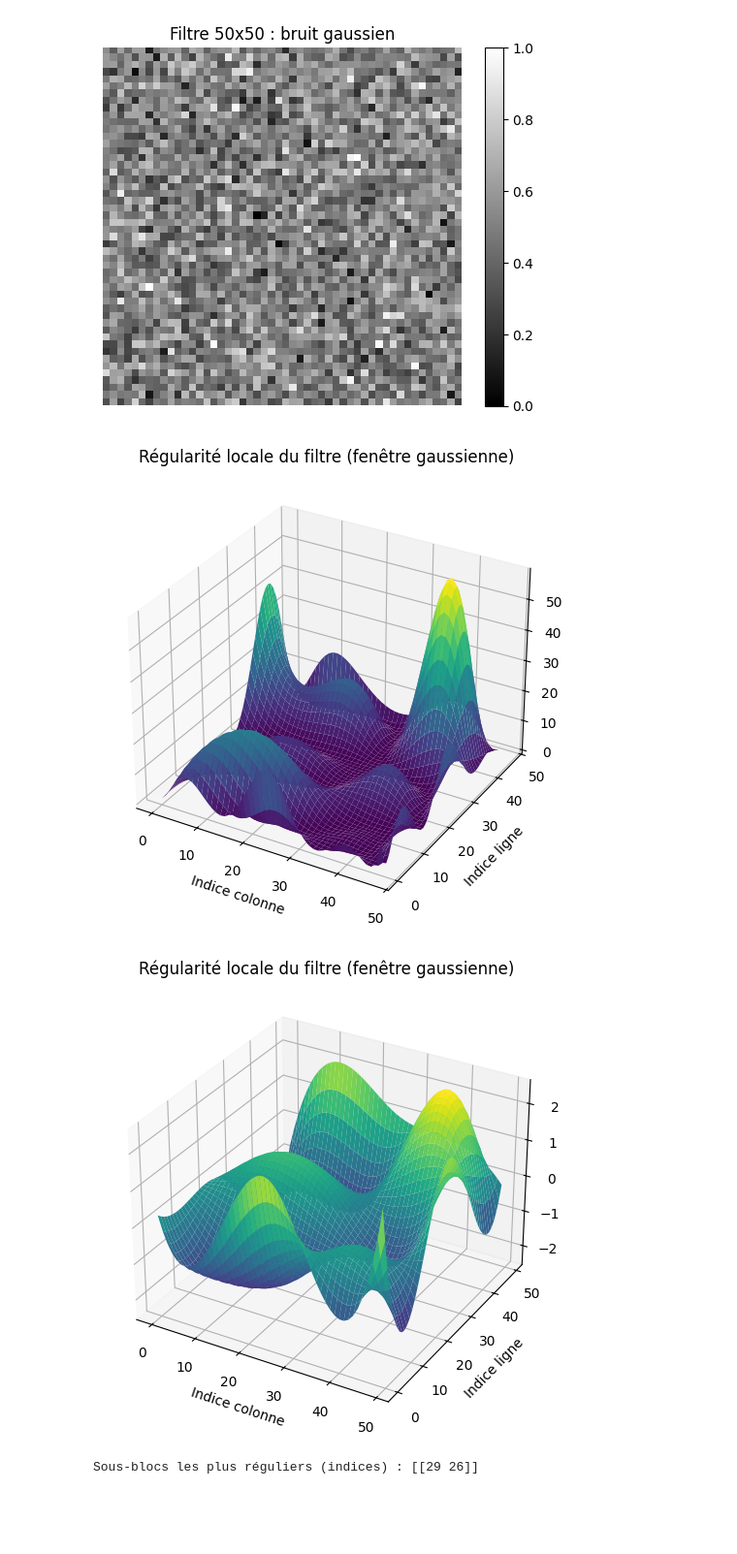
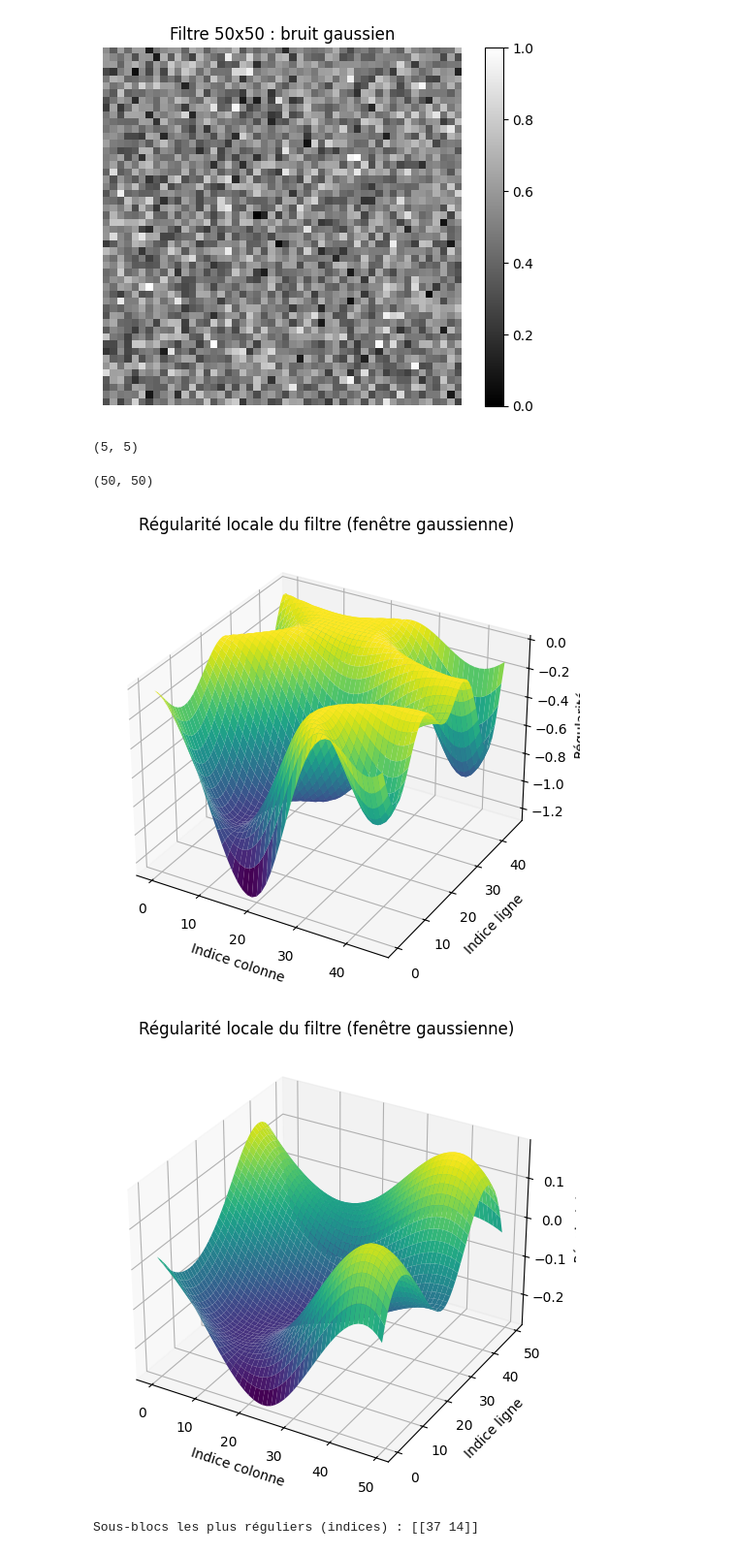
Before and after one commit to josselinteste/projet_es_ia_embarquee_CHALIN_TESTE, a Jupyter notebook: utilitaire.ipynb, the cells around one changed output. Shown at 97% size. Cells and saved outputs as stored; diff of their text form; code cells hidden in the pictures; blank space fills up the shorter version.

```diff
--- a/utilitaire.ipynb
+++ b/utilitaire.ipynb
@@ -466,7 +470,7 @@ h = [[ 0.02439906, -0.14774486, -0.26901716, -0.08239703, -0.02134323],
      [-0.11129033, -0.21099295, -0.09787389, -0.01417794, -0.02989437]]
 
 h = np.array(h)
-_,_,h = interpolate_filter(h) # petit rectangle blanc
+h = interpolate_filter(h) # petit rectangle blanc
 # Transformée de Fourier 2D
 F = np.fft.fft2(h)
 F_shifted = np.fft.fftshift(F)  # déplace les basses fréquences au centre
@@ -723,4 +727,21 @@ Zsmooth = interpolate_filter(np.array(h), smooth_factor=50)
 Zsmooth = np.array(Zsmooth)
+# %%
+h = [[ 0.02439906, -0.14774486, -0.26901716, -0.08239703, -0.02134323],
+       [-0.06463236, -0.19133082, -0.12083958,  0.05277538,  0.0563964 ],
+       [ 0.0339999 , -0.11513419, -0.18441156, -0.13106574, -0.08351411],
+       [ 0.16250205,  0.02085505, -0.0163816 ,  0.09919927,  0.09063622],
+       [-0.11129033, -0.21099295, -0.09787389, -0.01417794, -0.02989437]]
+# %%
+h = np.array(h)
+h.shape
+# %% [output]
+(5, 5)
+# %%
+Zsmooth = interpolate_filter(np.array(h), smooth_factor=50)
+Zsmooth = np.array(Zsmooth)
+Zsmooth.shape
+# %% [output]
+(50, 50)
 # %%
 import numpy as np
 import matplotlib.pyplot as plt
@@ -738,7 +759,7 @@ def gaussian_window(shape, sigma=1.0, center=None):
     g /= np.sqrt(np.sum(g**2))
     return g
 
-def local_sobolev_gauss_3D(h, block_size=(3,3), alpha=2, sigma=1.0):
+def local_sobolev_gauss_3D(h, block_size=(5,5), alpha=2, sigma=1.0):
     """
     Calcule la régularité locale de sous-blocs d'un filtre 2D
     avec fenêtre gaussienne et pondération Sobolev.
@@ -770,36 +791,36 @@ def local_sobolev_gauss_3D(h, block_size=(3,3), alpha=2, sigma=1.0):
 
 # Exemple d'utilisation
  # ou Zsmooth d'un filtre conv
-block_size = (3,3)
+block_size = (5,5)
 alpha = 2
 sigma = 1.0
 
-reg_map = local_sobolev_gauss_3D(Zsmooth, block_size=block_size, alpha=alpha, sigma=sigma)
+reg_map= local_sobolev_gauss_3D(Zsmooth, block_size=block_size, alpha=alpha, sigma=sigma)
 
 # Affichage 3D
 X, Y = np.meshgrid(np.arange(reg_map.shape[1]), np.arange(reg_map.shape[0]))
 fig = plt.figure(figsize=(10,6))
 ax = fig.add_subplot(111, projection='3d')
-ax.plot_surface(X, Y, reg_map, cmap='viridis')
+ax.plot_surface(X, Y, -reg_map, cmap='viridis')
 ax.set_xlabel('Indice colonne')
 ax.set_ylabel('Indice ligne')
 ax.set_zlabel('Régularité')
 ax.set_title("Régularité locale du filtre (fenêtre gaussienne)")
 plt.show()
 X, Y = np.meshgrid(np.arange(Zsmooth.shape[1]), np.arange(Zsmooth.shape[0]))
 fig = plt.figure(figsize=(10,6))
 ax = fig.add_subplot(111, projection='3d')
 ax.plot_surface(X, Y, Zsmooth, cmap='viridis')
 ax.set_xlabel('Indice colonne')
 ax.set_ylabel('Indice ligne')
 ax.set_zlabel('Régularité')
 ax.set_title("Régularité locale du filtre (fenêtre gaussienne)")
 plt.show()
 # Identifier les sous-blocs les plus réguliers
 min_reg = np.min(reg_map)
 pos = np.argwhere(reg_map == min_reg)
 print("Sous-blocs les plus réguliers (indices) :", pos)
 # %% [output]
-[figure, old version]
+[figure, new version]
-[figure, old version]
+[figure, new version]
-Sous-blocs les plus réguliers (indices) : [[29 26]]
+Sous-blocs les plus réguliers (indices) : [[37 14]]
```
Also changed, not shown: parts of 9 cells of this notebook.
